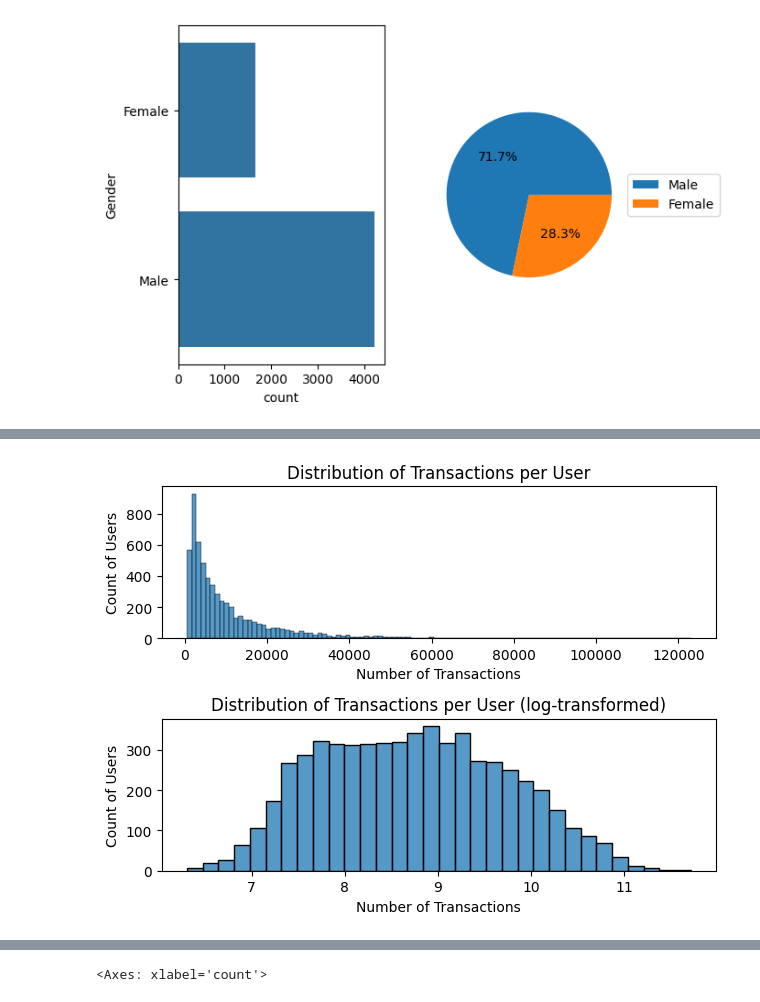
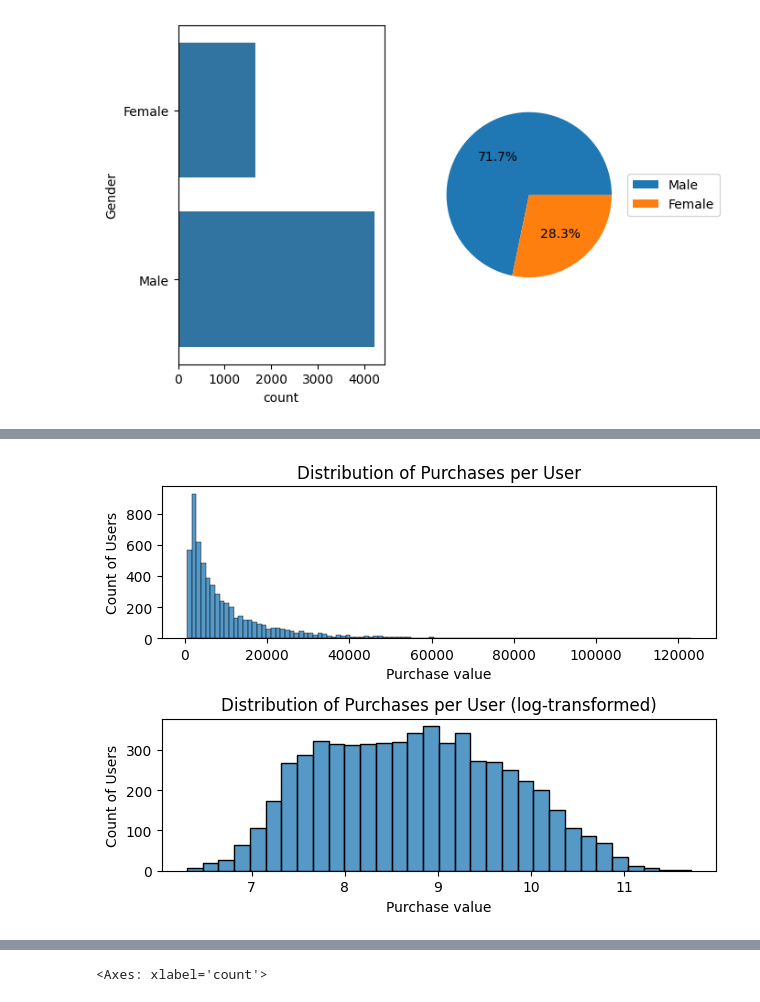
Before and after one commit to PannawatChauychoo/E_commerce_data_pipeline, a Jupyter notebook: walmart_EDA/EDA_scripts/EDA.ipynb, the cells around one changed output, grey strips where cells are left out. Drawn from its saved outputs; the diff is of its cells as text; code cells hidden in the pictures.

```diff
--- a/walmart_EDA/EDA_scripts/EDA.ipynb
+++ b/walmart_EDA/EDA_scripts/EDA.ipynb
@@ -127,14 +129,15 @@ def process_categorical_df(df, cat_cutoff):
     cat_cols = []
     text_cols = []
     for i in df.columns:
-        if df[i].nunique() <= cat_cutoff:
-            cat_cols.append(i)
-            df[i] = df[i].astype('category')
+        if df[i].dtype != 'float64':
+            if df[i].nunique() <= cat_cutoff:
+                cat_cols.append(i)
+                df[i] = df[i].astype('category')
         else:
             text_cols.append(i)
 
     print(f'categorical columns are: {cat_cols}')
-    print(f'text columns are: {text_cols}')
+    print(f'numerical columns are: {text_cols}')
 
     # One-hot encode the categorical columns
     result_df = pd.get_dummies(df, columns=cat_cols, drop_first=True, dtype=int)
@@ -527,20 +545,20 @@ plt.show()
 # %%
 Purchase_dist = User_level.iloc[:,-1] #Log-nomral or gamma distribution so log turns it into normal dist
 plt.subplot(2,1,1)
 sns.histplot(Purchase_dist)
-plt.title('Distribution of Transactions per User')
-plt.xlabel('Number of Transactions')
+plt.title('Distribution of Purchases per User')
+plt.xlabel('Purchase value')
 plt.ylabel('Count of Users')
 
 plt.subplot(2,1,2)
 sns.histplot(np.log1p(Purchase_dist))
-plt.title('Distribution of Transactions per User (log-transformed)')
-plt.xlabel('Number of Transactions')
+plt.title('Distribution of Purchases per User (log-transformed)')
+plt.xlabel('Purchase value')
 plt.ylabel('Count of Users')
 plt.tight_layout()
 plt.show()
 # %% [output]
-[figure, old version]
+[figure, new version]
 # %%
 # Create occupation name column by finding non-zero occupation column per row
 Occupation_dist = get_sub_df(User_level, 'Occupation')
```
Also changed, not shown: parts of 20 cells of this notebook, 11 other files.
